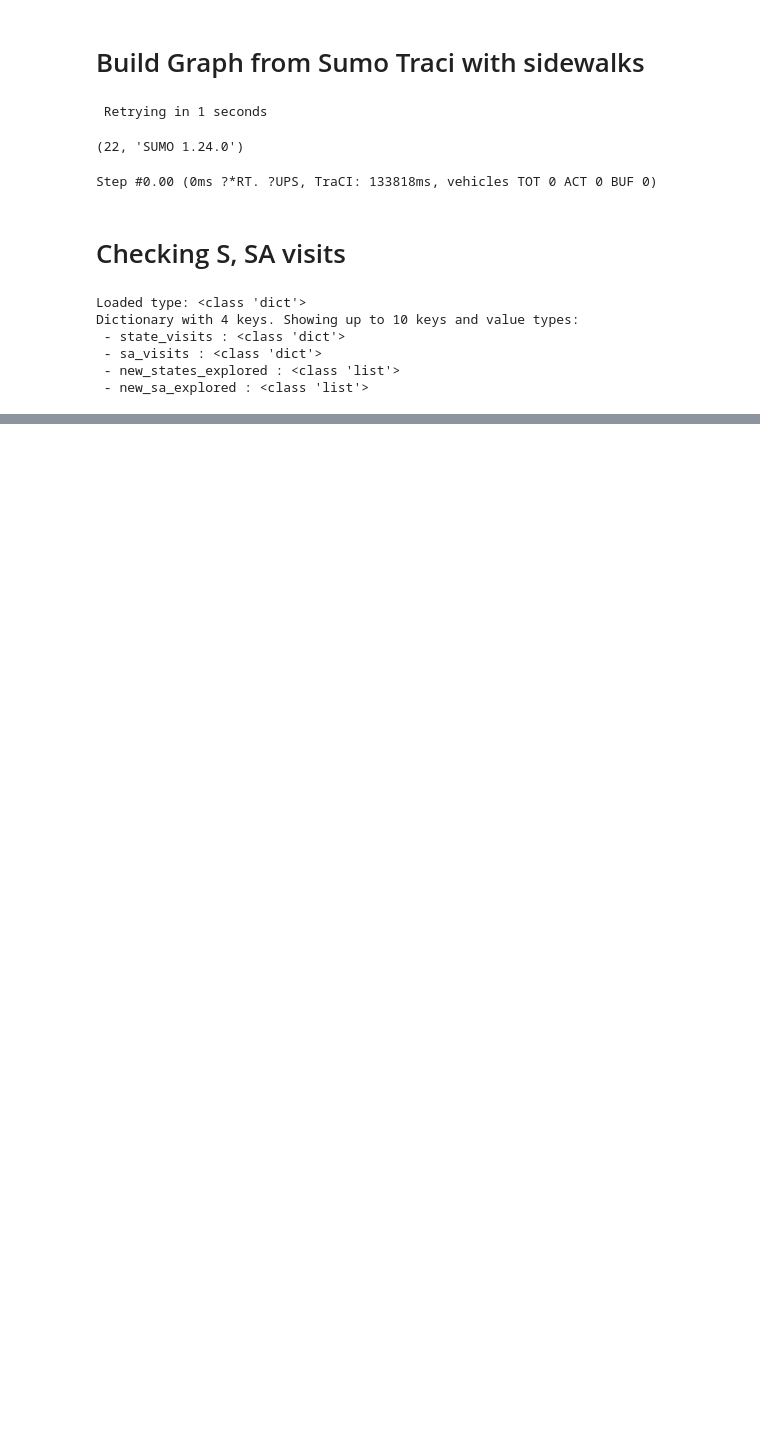
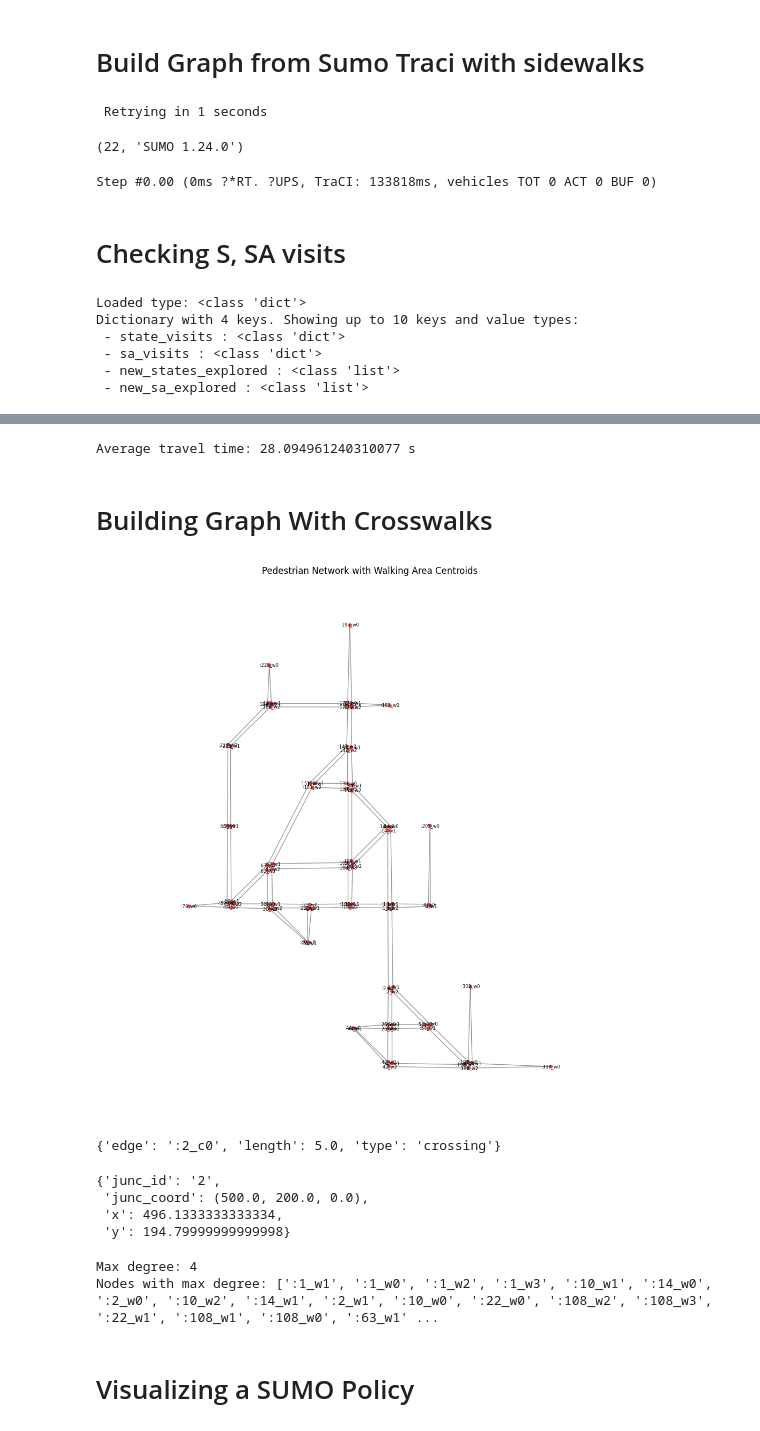
Before and after one commit to shinobi-wolf/FleetNav, a Jupyter notebook: eda.ipynb, the cells around one changed output, grey strips where cells are left out. Saved outputs shown, nothing was run; the diff lists cells and outputs as text; code cells hidden in the pictures; blank space fills up the shorter version.

```diff
--- a/eda.ipynb
+++ b/eda.ipynb
@@ -912,0 +1006,20 @@ len(sa_visits)
+# %%
+travel_times = np.array(travel_times)
+print(f"Average travel time: {np.mean(travel_times)} s")
+# %% [output]
+Average travel time: 28.094961240310077 s
+# %% [markdown]
+# Building Graph With Crosswalks
+# %%
+import networkx as nx
+import sumolib
+import matplotlib.pyplot as plt
+import numpy as np # Added for easier mean calculation
+
+def get_centroid(shape):
+    """Calculates the center point of a shape (list of x,y tuples)."""
+    if not shape:
+        return 0, 0
+    x_coords = [p[0] for p in shape]
+    y_coords = [p[1] for p in shape]
+    return np.mean(x_coords), np.mean(y_coords)
@@ -912,0 +1146,46 @@ len(sa_visits)
+# %%
+
+net = sumolib.net.readNet("data/rand_grid/rand_grid.net.xml", withPedestrianConnections=True)
+G,G_dir,_ = build_graph(net)
+
+# Get positions
+pos = {n: (d['x'], d['y']) for n, d in G.nodes(data=True)}
+
+plt.figure(figsize=(10, 10))
+
+# Draw nodes smaller so they don't overlap visually even if coordinates are close
+nx.draw(G, pos, node_size=15, node_color='tab:red', edge_color='gray', with_labels=False, alpha=0.8)
+
+# Labels
+# Only draw labels if the graph isn't too dense
+if len(G.nodes) < 100:
+    nx.draw_networkx_labels(G, pos, font_size=6)
+
+plt.title("Pedestrian Network with Walking Area Centroids")
+plt.axis('equal') # Crucial for keeping the map aspect ratio correct
+plt.tight_layout()
+plt.show()
+# %% [output]
+[figure, added]
+# %%
+G.edges[(':2_w0', ':2_w1')]
+# %% [output]
+{'edge': ':2_c0', 'length': 5.0, 'type': 'crossing'}
+# %%
+G.nodes[':2_w0']
+# %% [output]
+{'junc_id': '2',
+ 'junc_coord': (500.0, 200.0, 0.0),
+ 'x': 496.1333333333334,
+ 'y': 194.79999999999998}
+# %%
+# compute maximum degree and which nodes have it
+degrees = dict(G.degree())
+max_degree = max(degrees.values()) if degrees else 0
+max_nodes = [n for n, d in degrees.items() if d == max_degree]
+
+print("Max degree:", max_degree)
+print("Nodes with max degree:", max_nodes)
+# %% [output]
+Max degree: 4
+Nodes with max degree: [':1_w1', ':1_w0', ':1_w2', ':1_w3', ':10_w1', ':14_w0', ':2_w0', ':10_w2', ':14_w1', ':2_w1', ':10_w0', ':22_w0', ':108_w2', ':108_w3', ':22_w1', ':108_w1', ':108_w0', ':63_w1' ...
@@ -912,0 +1195,2 @@ len(sa_visits)
+# %% [markdown]
+# Visualizing a SUMO Policy
```
Also changed, not shown: parts of 32 cells of this notebook, 51 other files.
